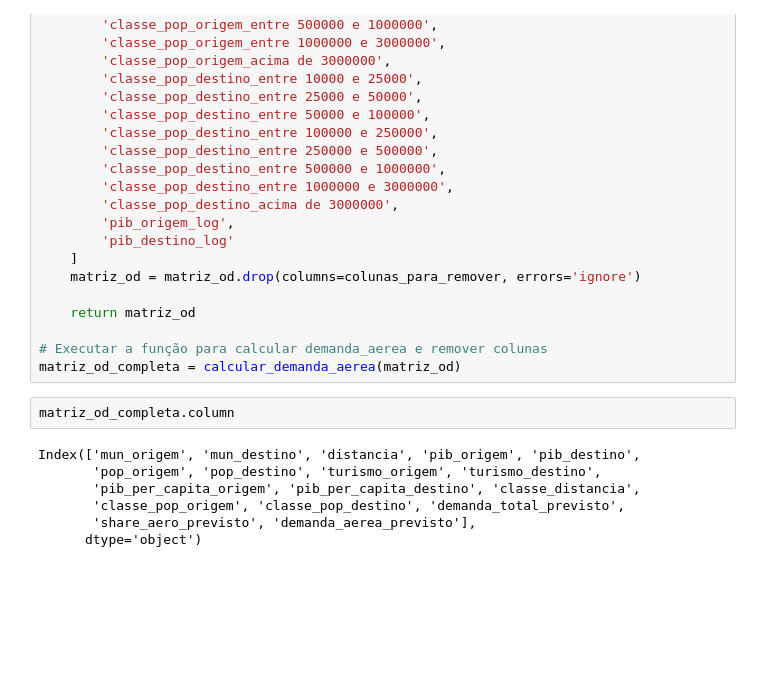
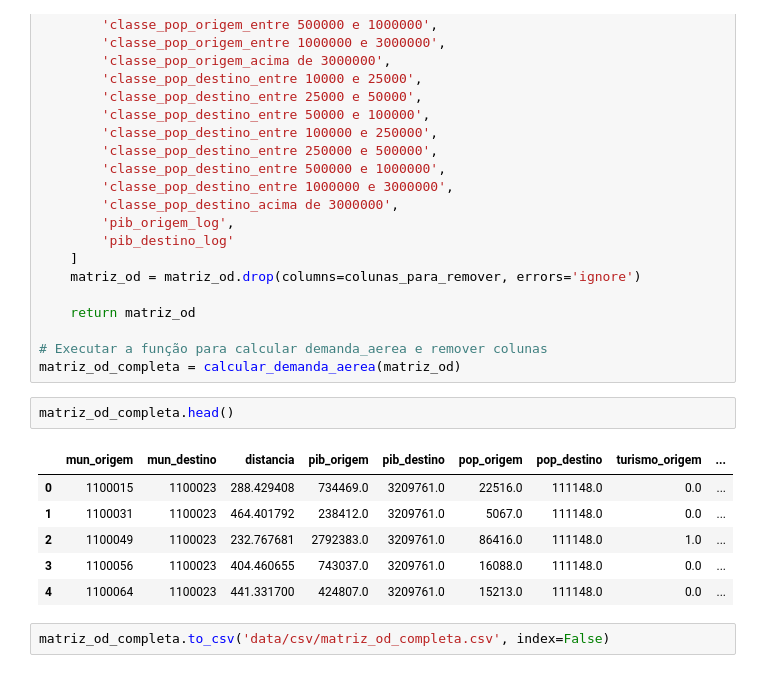
Before and after one commit to EC-Projetos/PIA01_EVTEAPIAR, a Jupyter notebook: matriz_od/h_rotas_potenciais.ipynb, the cells around one changed output. Cells and saved outputs as stored; diff of their text form; blank space fills up the shorter version.

```diff
--- a/matriz_od/h_rotas_potenciais.ipynb
+++ b/matriz_od/h_rotas_potenciais.ipynb
@@ -486,11 +486,13 @@ def calcular_demanda_aerea(matriz_od):
 # Executar a função para calcular demanda_aerea e remover colunas
 matriz_od_completa = calcular_demanda_aerea(matriz_od)
 # %%
-matriz_od_completa.column
+matriz_od_completa.head()
 # %% [output]
-Index(['mun_origem', 'mun_destino', 'distancia', 'pib_origem', 'pib_destino',
-       'pop_origem', 'pop_destino', 'turismo_origem', 'turismo_destino',
-       'pib_per_capita_origem', 'pib_per_capita_destino', 'classe_distancia',
-       'classe_pop_origem', 'classe_pop_destino', 'demanda_total_previsto',
-       'share_aero_previsto', 'demanda_aerea_previsto'],
-      dtype='object')
+|  | mun_origem | mun_destino | distancia | pib_origem | pib_destino | pop_origem | pop_destino | turismo_origem | ... |
+| 0 | 1100015 | 1100023 | 288.429408 | 734469.0 | 3209761.0 | 22516.0 | 111148.0 | 0.0 | ... |
+| 1 | 1100031 | 1100023 | 464.401792 | 238412.0 | 3209761.0 | 5067.0 | 111148.0 | 0.0 | ... |
+| 2 | 1100049 | 1100023 | 232.767681 | 2792383.0 | 3209761.0 | 86416.0 | 111148.0 | 1.0 | ... |
+| 3 | 1100056 | 1100023 | 404.460655 | 743037.0 | 3209761.0 | 16088.0 | 111148.0 | 0.0 | ... |
+| 4 | 1100064 | 1100023 | 441.331700 | 424807.0 | 3209761.0 | 15213.0 | 111148.0 | 0.0 | ... |
+# %%
+matriz_od_completa.to_csv('data/csv/matriz_od_completa.csv', index=False)
```
Also changed, not shown: parts of 2 cells of this notebook, 14 other files.
